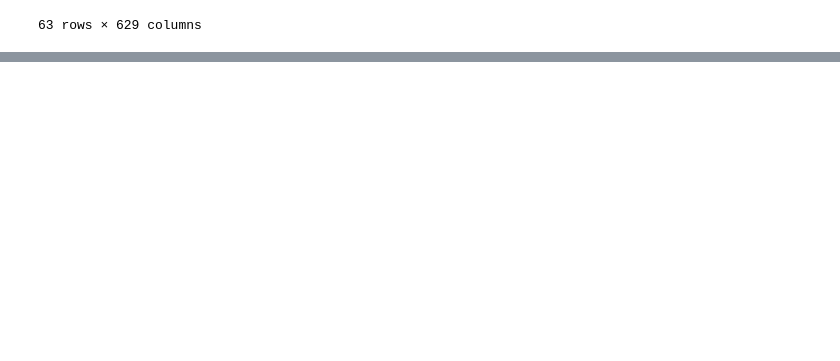
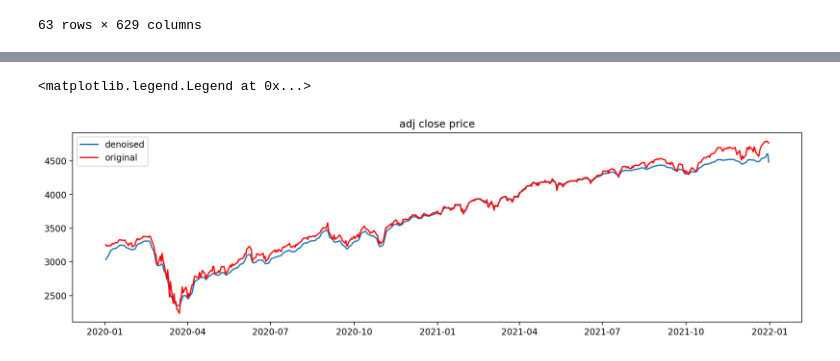
Before and after one commit to cts739337037/intership_tianshu_chu, a Jupyter notebook: EMDCNN.ipynb, the cells around one changed output, grey strips where cells are left out. Drawn from its saved outputs; the diff is of its cells as text; code cells hidden in the pictures; blank space fills up the shorter version.

```diff
--- a/EMDCNN.ipynb
+++ b/EMDCNN.ipynb
@@ -183,0 +203,5 @@ Name: Adj Close, Length: 121, dtype: float64
+# %%
+start = '2020-01-01'
+end = '2022-01-01'
+GSPC_test = pd.DataFrame(data.DataReader("^GSPC","yahoo",start,end)['Adj Close'])#Choose the data
+GSPC_test
@@ -183,0 +223,13 @@ Name: Adj Close, Length: 121, dtype: float64
+# %%
+mm_t = MinMaxScaler()
+noise_mm_T=mm_t.fit_transform(GSPC_test)
+Y_test_mm_cnn = modelen_mm.predict(noise_mm_T.T)
+Y_test_mm_cnn=Y_test_mm_cnn.reshape((len(GSPC_test),1))
+pure_mm_cnn = mm_t.inverse_transform(Y_test_mm_cnn)
+pure_mm_cnn=pd.DataFrame(pure_mm_cnn,columns=['Close'],index=GSPC_test.index)
+plt.figure(figsize=(15,4),dpi=200)
+plt.plot(pure_mm_cnn)
+plt.plot(GSPC_test,'r')
+plt.title('adj close price')
+plt.legend(['denoised', 'original'], loc='upper left')
+# %% [output]
@@ -183,0 +237,2 @@ Name: Adj Close, Length: 121, dtype: float64
+<matplotlib.legend.Legend at 0x...>
+[figure, added]
```
Also changed, not shown: parts of 30 cells of this notebook, 12 other files.
